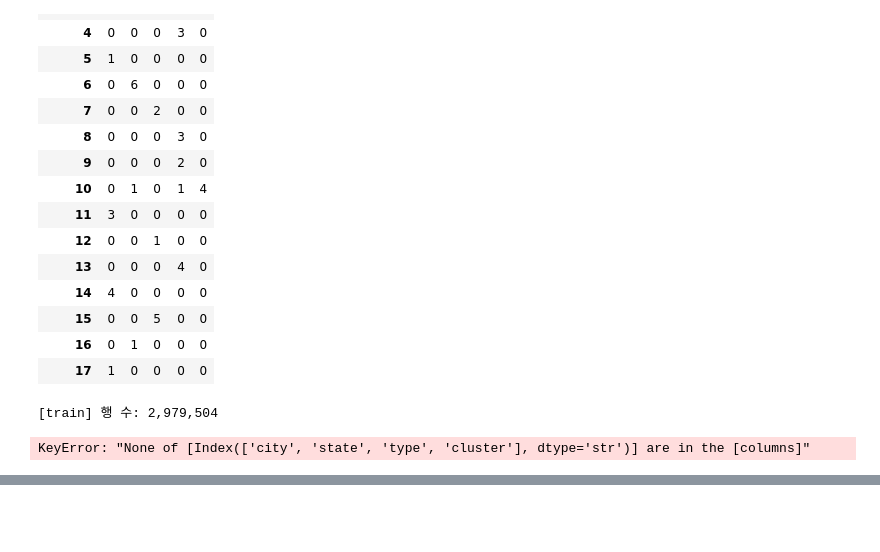
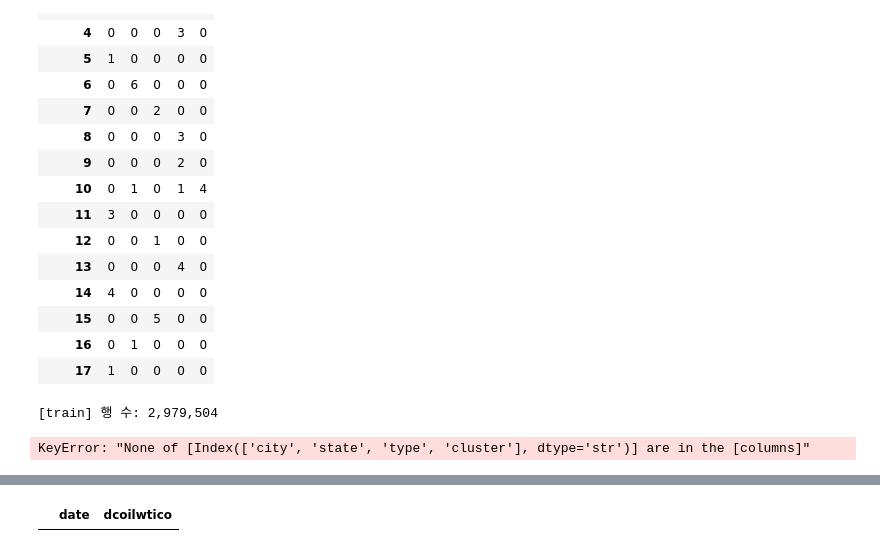
Before and after one commit to yhg365fia/Store-Sales-ML, a Jupyter notebook: notebook/01_eda.ipynb, the cells around one changed output, grey strips where cells are left out. Saved outputs shown, nothing was run; the diff lists cells and outputs as text; code cells hidden in the pictures; blank space fills up the shorter version.

```diff
--- a/notebook/01_eda.ipynb
+++ b/notebook/01_eda.ipynb
@@ -933,0 +1115,4 @@ KeyError: "None of [Index(['city', 'state', 'type', 'cluster'], dtype='str')] ar
+# %%
+oil.loc[pd.to_datetime(oil["date"]).dt.dayofweek >= 5]
+# %% [output]
+|  | date | dcoilwtico |
```
Also changed, not shown: parts of 16 cells of this notebook, 23 other files.
